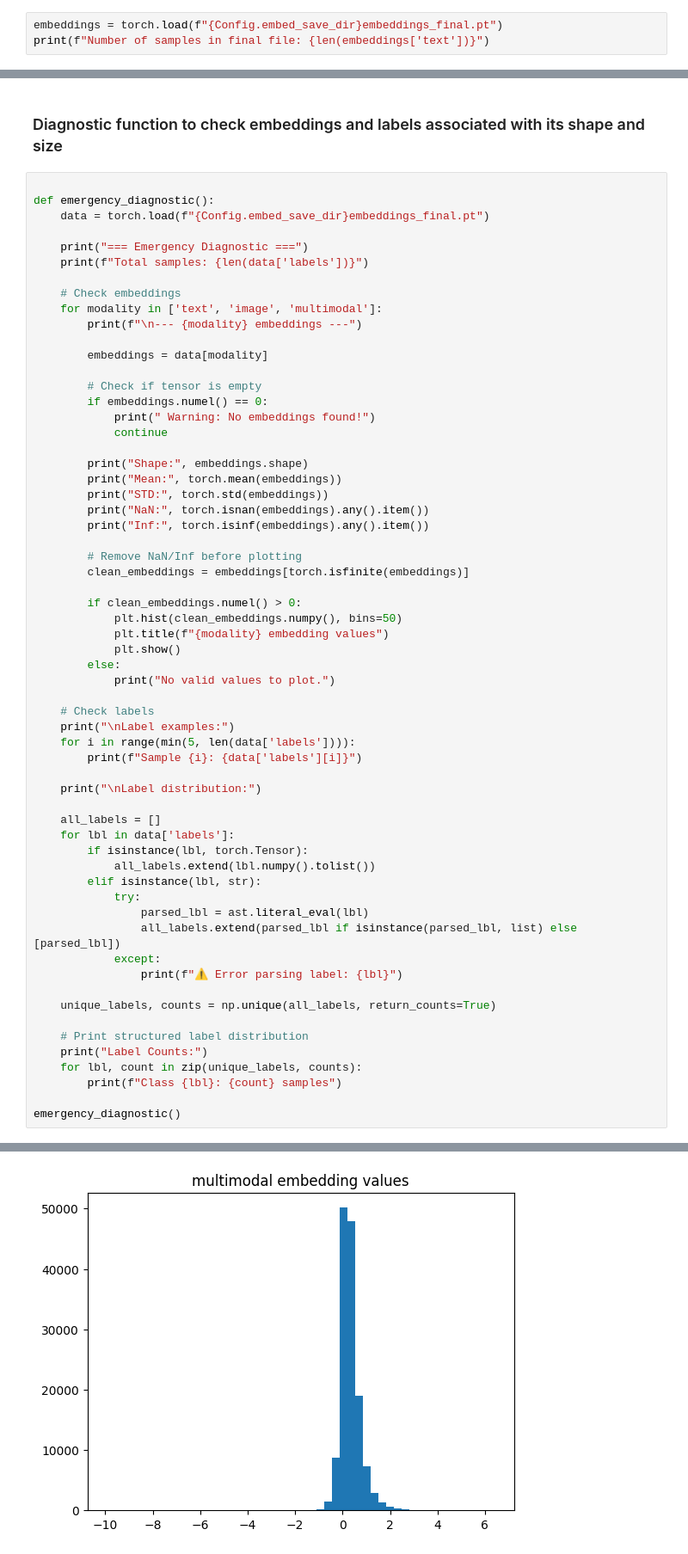
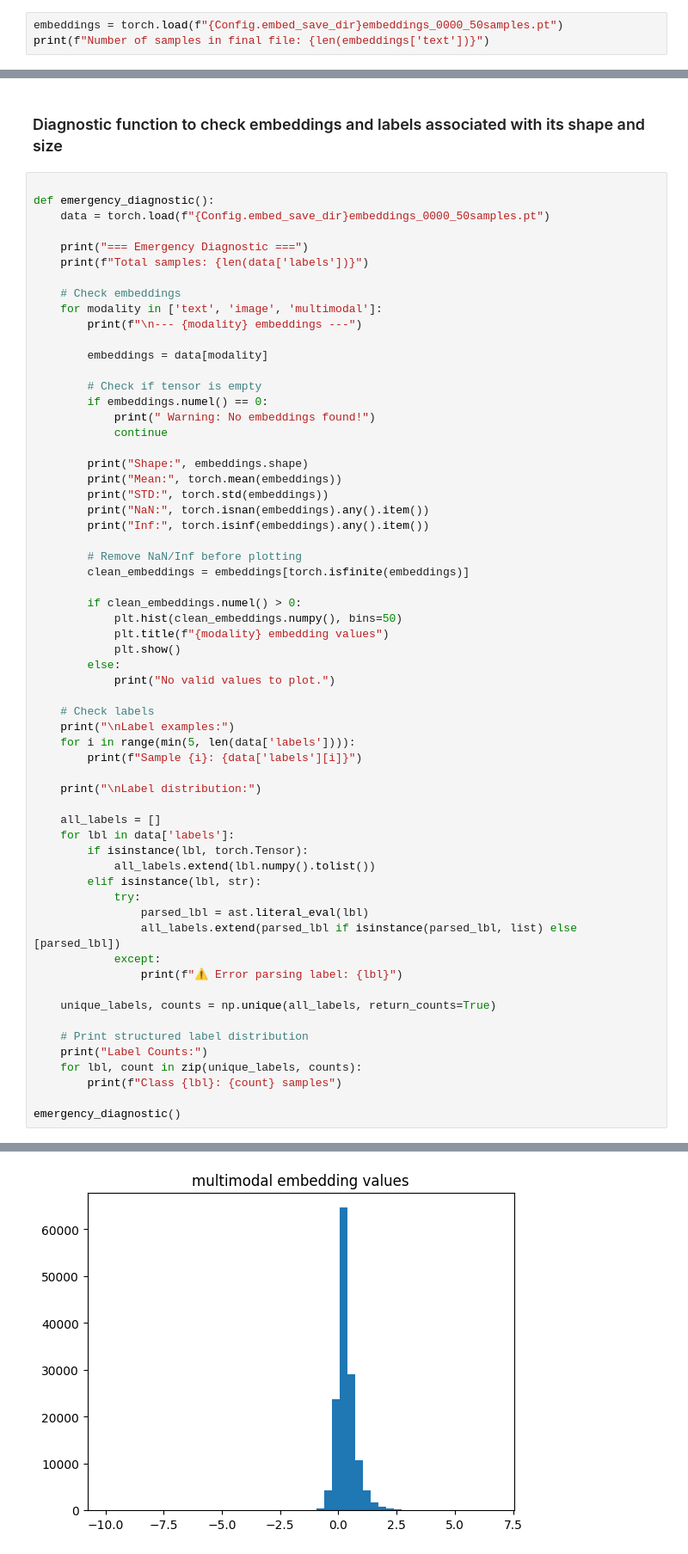
Before and after one commit to abhiverse01/hatespeech-multimodal-detection, a Jupyter notebook: notebooks/5_multimodal_dataset_embeddings.ipynb, the cells around one changed output, grey strips where cells are left out. Shown at 86% size. Cells and saved outputs as stored; diff of their text form.

```diff
--- a/notebooks/5_multimodal_dataset_embeddings.ipynb
+++ b/notebooks/5_multimodal_dataset_embeddings.ipynb
@@ -273,7 +436,7 @@ Sample text embedding: tensor([-4.3490e-02,  9.0693e-02, -6.2568e-02,  6.2915e-0
 Sample image embedding: tensor([0.1680, 1.1875, 0.6401,  ..., 0.0234, 0.0438, 0.2618])
 Sample multimodal embedding: tensor([-0.0435,  0.0907, -0.0626,  ...,  0.0234,  0.0438,  0.2618])
 # %%
-embeddings = torch.load(f"{Config.embed_save_dir}embeddings_final.pt")
+embeddings = torch.load(f"{Config.embed_save_dir}embeddings_0000_50samples.pt")
 print(f"Number of samples in final file: {len(embeddings['text'])}")
 # %% [output]
 Number of samples in final file: 50
@@ -348,7 +514,7 @@ plot_hate_embeddings(sample_data['multimodal'][:50], sample_data['labels'][:50],
 # %%
 
 def emergency_diagnostic():
-    data = torch.load(f"{Config.embed_save_dir}embeddings_final.pt")
+    data = torch.load(f"{Config.embed_save_dir}embeddings_0000_50samples.pt")
 
     print("=== Emergency Diagnostic ===")
     print(f"Total samples: {len(data['labels'])}")
@@ -431,4 +597,4 @@ STD: tensor(0.4838)
 NaN: False
 Inf: False
-[figure, old version]
+[figure, new version]
 Label examples:
```
Also changed, not shown: parts of 14 cells of this notebook, 7 other files.
